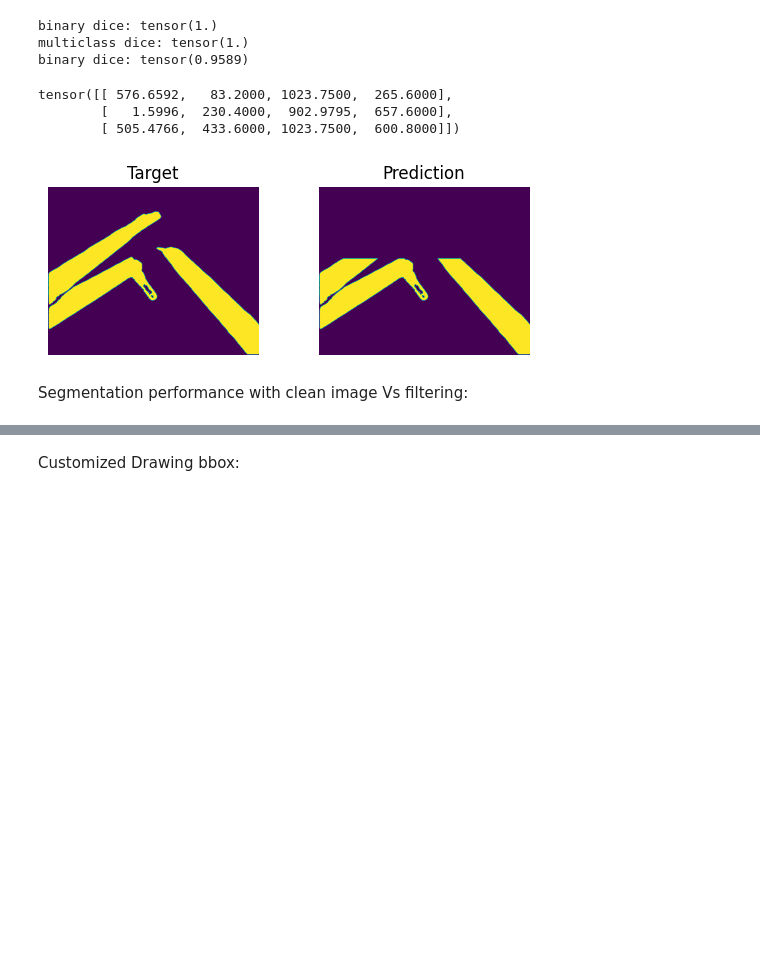
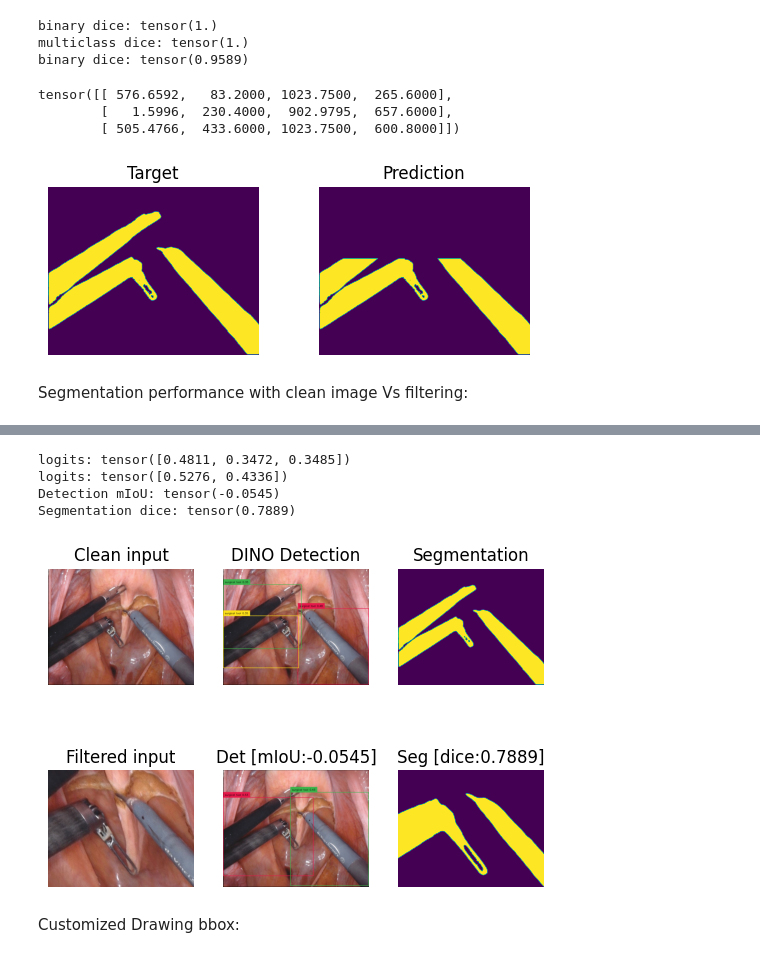
Before and after one commit to jenniferhiga/HCI_AI_RoboticSurgery, a Jupyter notebook: JH_Grounded_SAM_Tool_Instance_Segmentation.ipynb, the cells around one changed output, grey strips where cells are left out. Drawn from its saved outputs; the diff is of its cells as text; code cells hidden in the pictures; blank space fills up the shorter version.

```diff
--- a/JH_Grounded_SAM_Tool_Instance_Segmentation.ipynb
+++ b/JH_Grounded_SAM_Tool_Instance_Segmentation.ipynb
@@ -845,2 +876,82 @@ Segmentation dice: tensor(0.5979)
+# %%
+import urllib.request
+from PIL import Image
+import matplotlib.pyplot as plt
+from groundingdino.util.inference import annotate, load_image, predict
+#Clean Input
+#input preparation
+image_url = "https://media.springernature.com/full/springer-static/image/art%3A10.1007%2Fs13304-020-00913-4/MediaObjects/13304_2020_913_Fig2_HTML.jpg"
+local_image_path = 'clean_input.png'
+urllib.request.urlretrieve(image_url, local_image_path)
+img = Image.open(local_image_path)
+plt.subplot(231)
+plt.axis('OFF')
+plt.title('Clean input')
+plt.imshow(img)
+
+#DINO Detection
+image_source, image = load_image(local_image_path)
+annotated_frame, detected_boxes = detect(image, text_prompt="surgical tool", model=groundingdino_model)
+predicted_img = Image.fromarray(annotated_frame)
+plt.subplot(232)
+plt.imshow(predicted_img)
+plt.axis('OFF')
+plt.title('DINO Detection')
+
+#SAM Binary Segmentation
+segmented_frame_masks = segment(image_source, sam_predictor, boxes=detected_boxes)
+binary_seg = segmented_frame_masks.squeeze().any(axis=0)
+plt.subplot(233)
+plt.imshow(binary_seg)
+plt.axis('OFF')
+plt.title('Segmentation');
+
+################################################################################
+#Filtered Input
+filtered_image_path = '/content/affine_imgs/perturbed1.png'
+# filtered_img = Image.open(filtered_image_path)
+filtered_image_source, filtered_image = load_image(filtered_image_path)
+plt.subplot(234)
+plt.axis('OFF')
+plt.title('Filtered input')
+plt.imshow(filtered_image_source)
+
+#DINO Detection
+filtered_image_source, filtered_image = load_image(filtered_image_path)
+filtered_annotated_frame, filtered_detected_boxes = detect(filtered_image, text_prompt="surgical tool", model=groundingdino_model)
+filtered_predicted_img = Image.fromarray(filtered_annotated_frame)
+plt.subplot(235)
+plt.imshow(filtered_predicted_img)
+plt.axis('OFF')
+
+from groundingdino.util import box_ops
+clean_boxes_xyxy = box_ops.box_cxcywh_to_xyxy(detected_boxes)
+filtered_boxes_xyxy = box_ops.box_cxcywh_to_xyxy(filtered_detected_boxes)
+IoU_All = box_ops.generalized_box_iou(clean_boxes_xyxy, filtered_boxes_xyxy)
+mIoU = IoU_All.diag().sum()/len(clean_boxes_xyxy)
+plt.title('Det [mIoU:{:0.4f}]'.format(mIoU))
+print('Detection mIoU:', mIoU)
+
+#SAM Binary Segmentation
+filtered_segmented_frame_masks = segment(filtered_image_source, sam_predictor, boxes=filtered_detected_boxes)
+filtered_binary_seg = filtered_segmented_frame_masks.squeeze().any(axis=0)
+plt.subplot(236)
+plt.imshow(filtered_binary_seg)
+plt.axis('OFF')
+
+#Dice Calculation
+from torchmetrics.classification import Dice
+dice_global = Dice(average='micro')
+target = binary_seg.int()# prediction of clean input considered as target
+filtered_preds = filtered_binary_seg.int()
+binary_dice = dice_global(filtered_preds, target)
+plt.title('Seg [dice:{:0.4f}]'.format(binary_dice));
+print('Segmentation dice:', binary_dice)
+# %% [output]
+logits: tensor([0.4811, 0.3472, 0.3485])
+logits: tensor([0.5276, 0.4336])
+Detection mIoU: tensor(-0.0545)
+Segmentation dice: tensor(0.7889)
+[figure, added]
 # %% [markdown]
 Customized Drawing bbox:
```
Also changed, not shown: parts of 7 cells of this notebook.
